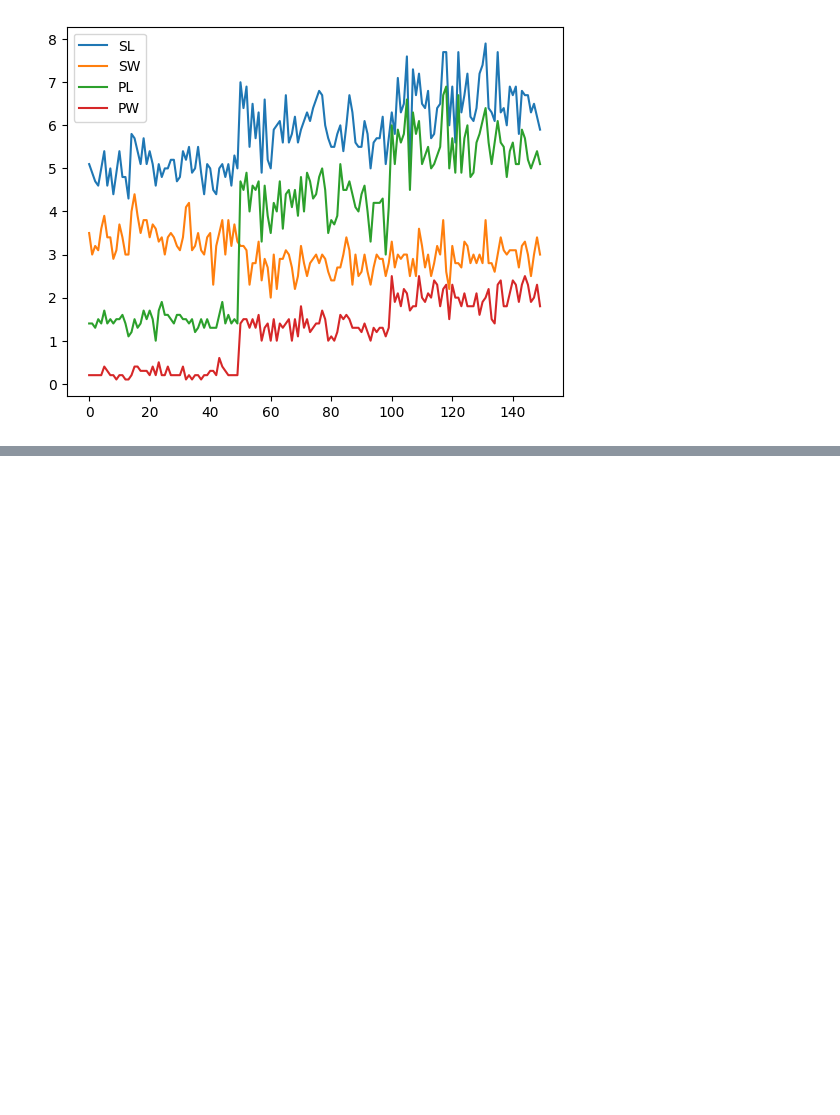
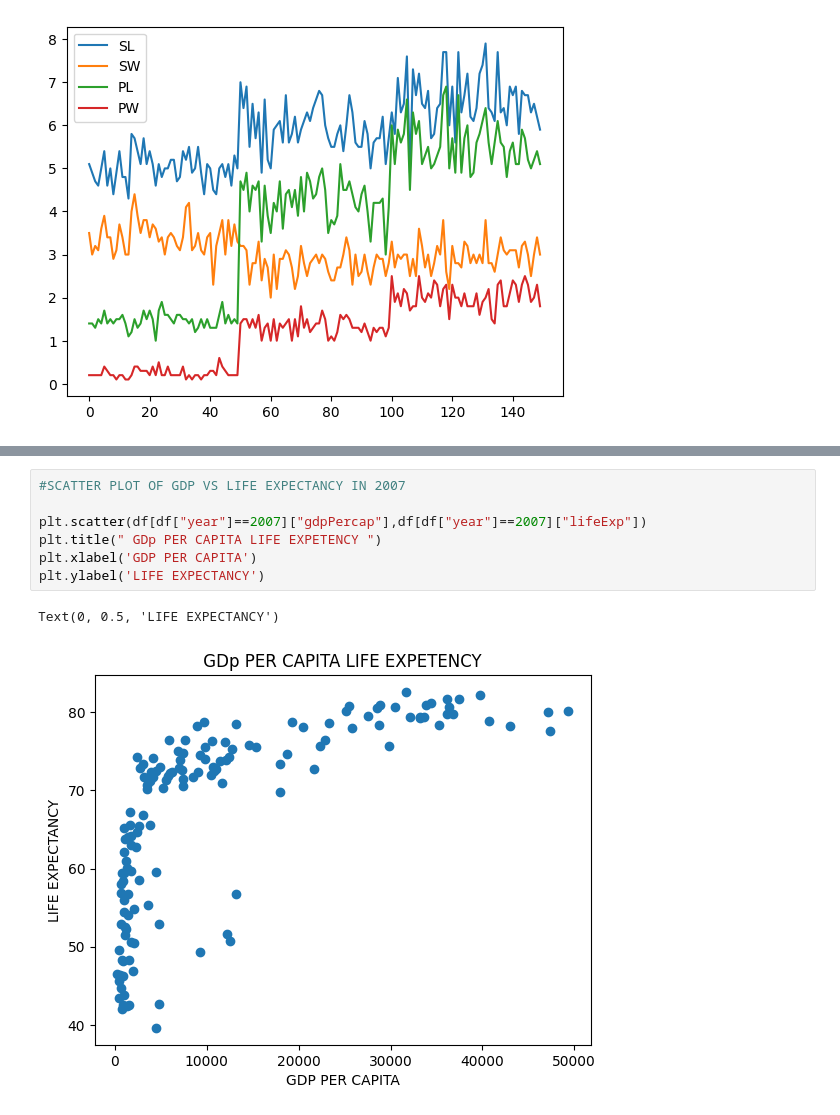
Before and after one commit to thedemonKingx1337/DSA_ICTAK_PythonBase, a Jupyter notebook: DSA_PythonBase.ipynb, the cells around one changed output, grey strips where cells are left out. Cells and saved outputs as stored; diff of their text form; blank space fills up the shorter version.

```diff
--- a/DSA_PythonBase.ipynb
+++ b/DSA_PythonBase.ipynb
@@ -1329,0 +1387,10 @@ dtype: bool
+# %%
+#SCATTER PLOT OF GDP VS LIFE EXPECTANCY IN 2007
+
+plt.scatter(df[df["year"]==2007]["gdpPercap"],df[df["year"]==2007]["lifeExp"])
+plt.title(" GDp PER CAPITA LIFE EXPETENCY ")
+plt.xlabel('GDP PER CAPITA')
+plt.ylabel('LIFE EXPECTANCY')
+# %% [output]
+Text(0, 0.5, 'LIFE EXPECTANCY')
+[figure, added]
```
Also changed, not shown: parts of 48 cells of this notebook.
